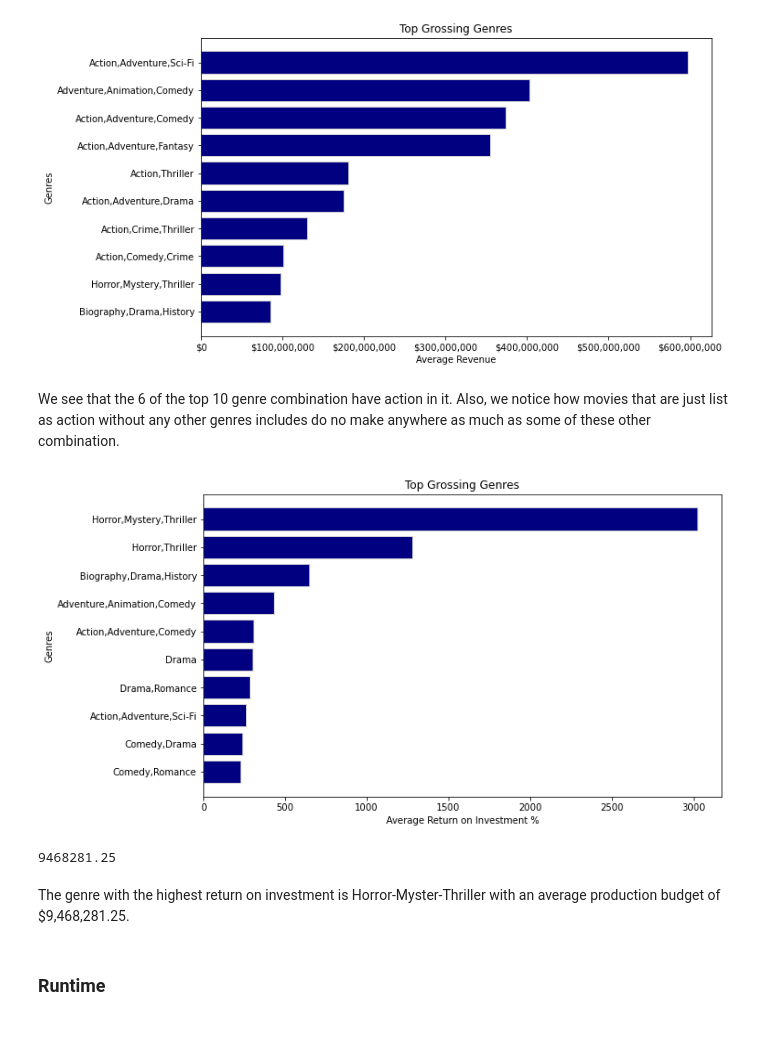
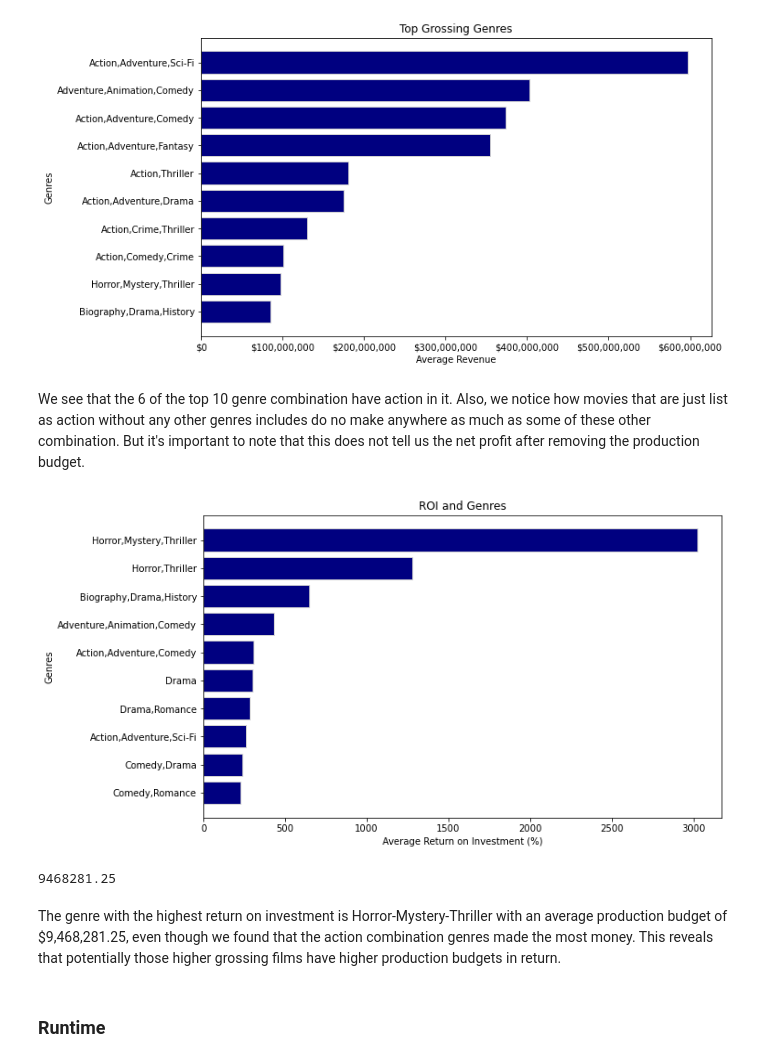
Before and after one commit to xiaohua-su/Film-Analysis, a Jupyter notebook: Analysis_of_Films.ipynb, the cells around one changed output. Cells and saved outputs as stored; diff of their text form; code cells hidden in the pictures; blank space fills up the shorter version.

```diff
--- a/Analysis_of_Films.ipynb
+++ b/Analysis_of_Films.ipynb
@@ -623,24 +617,24 @@ plt.savefig('./Untitled Folder/Top Grossing Genres.png', bbox_inches = 'tight');
 # %% [output]
 [figure]
 # %% [markdown]
-We see that the 6 of the top 10 genre combination have action in it. Also, we notice how movies that are just list as action without any other genres includes do no make anywhere as much as some of these other combination.
+We see that the 6 of the top 10 genre combination have action in it. Also, we notice how movies that are just list as action without any other genres includes do no make anywhere as much as some of these other combination. But it's important to note that this does not tell us the net profit after removing the production budget.
 # %%
 #graph of genre v average worldwide_gross
 
 genres_list = pd.get_dummies(movies_sql.genres, prefix=None).sum().sort_values(ascending=False).head(20)
 genres_list2 = list(genres_list.index)
 movies_sql2 = movies_sql[movies_sql['genres'].isin(genres_list2)]
 #movies_sql2['worldwide_gross_mil'] = movies_sql2['worldwide_gross']/1000000 might not need this
 genres_vs_wwg = movies_sql2.groupby(['genres']).mean().sort_values(['return_on_investment'], ascending=False).head(10)
 
 fig, ax = plt.subplots(figsize=(10,6))
 
 ax.barh(y=genres_vs_wwg.index, width=genres_vs_wwg['return_on_investment'], color="navy", edgecolor="lightgrey")
 ax.invert_yaxis()
-ax.set_title('Top Grossing Genres')
+ax.set_title('ROI and Genres')
 ax.set_ylabel('Genres')
-ax.set_xlabel('Average Return on Investment %')
+ax.set_xlabel('Average Return on Investment (%)')
 plt.savefig('./Untitled Folder/Highest ROI by Genre.png', bbox_inches = 'tight');
 # %% [output]
-[figure, old version]
+[figure, new version]
 # %%
@@ -648,7 +643,7 @@ movies_sql2[movies_sql2['genres'] == 'Horror,Mystery,Thriller'].mean()['producti
 # %% [output]
 9468281.25
 # %% [markdown]
-The genre with the highest return on investment is Horror-Myster-Thriller with an average production budget of $9,468,281.25.
+The genre with the highest return on investment is Horror-Mystery-Thriller with an average production budget of $9,468,281.25, even though we found that the action combination genres made the most money. This reveals that potentially those higher grossing films have higher production budgets in return.
 # %% [markdown]
 ### Runtime
 # %% [markdown]
```
Also changed, not shown: parts of 24 cells of this notebook, 6 other files.
